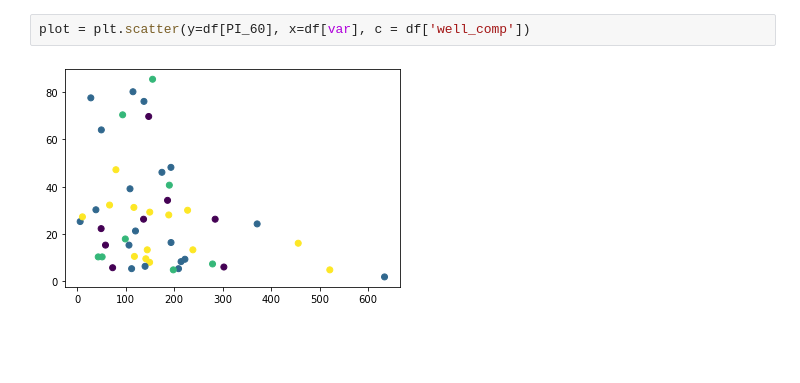
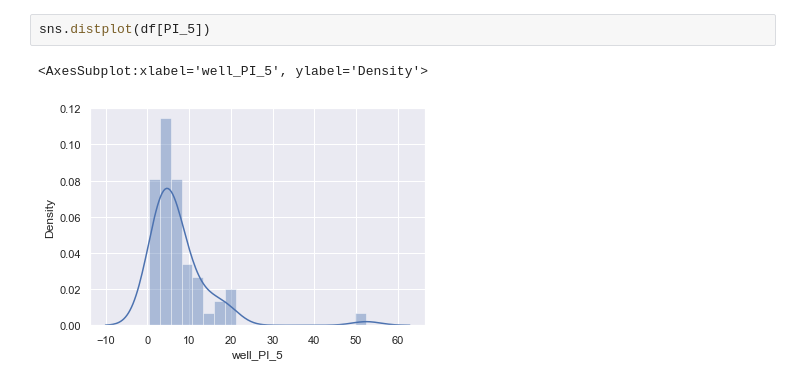
Before and after one commit to alterfess/DA-oil-wells-PI, a Jupyter notebook: main.ipynb, the cells around one changed output. Saved outputs shown, nothing was run; the diff lists cells and outputs as text; blank space fills up the shorter version.

```diff
--- a/main.ipynb
+++ b/main.ipynb
@@ -73,4 +64,5 @@ plot = plt.scatter(y=df[PI_20], x=df[var], c = df['well_comp'])
-# %%
-plot = plt.scatter(y=df[PI_60], x=df[var], c = df['well_comp'])
-# %% [output]
-[figure, removed]
+# %%
+sns.distplot(df[PI_5])
+# %% [output]
+<AxesSubplot:xlabel='well_PI_5', ylabel='Density'>
+[figure, added]
```
Also changed, not shown: parts of 31 cells of this notebook, 1 other file.
